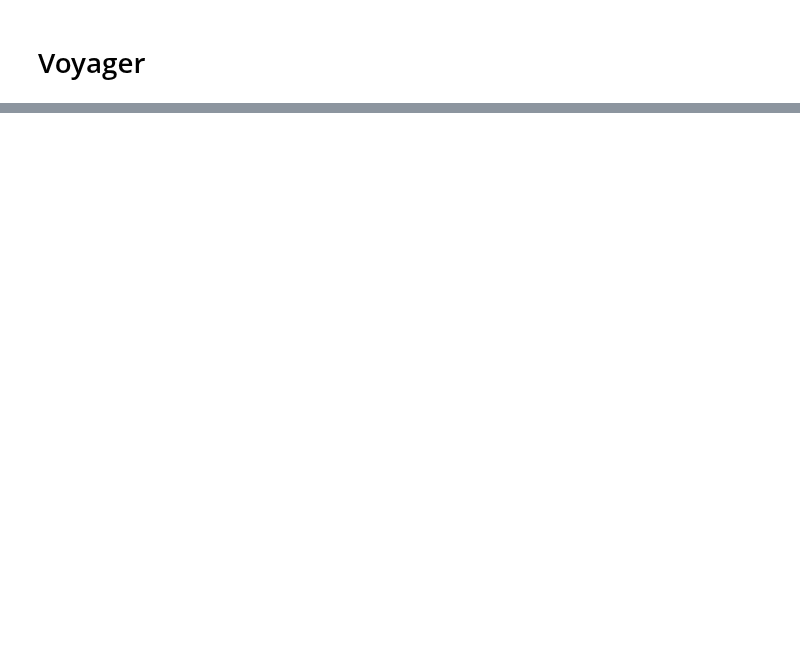
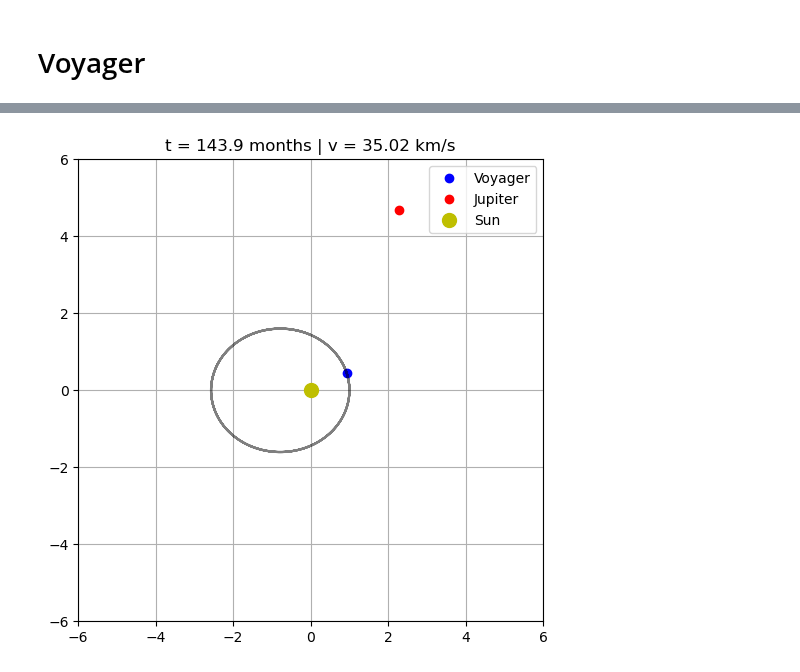
Before and after one commit to kparrine/Computational_Astro, a Jupyter notebook: C4/C4.ipynb, the cells around one changed output, grey strips where cells are left out. Cells and saved outputs as stored; diff of their text form; code cells hidden in the pictures; blank space fills up the shorter version.

```diff
--- a/C4/C4.ipynb
+++ b/C4/C4.ipynb
@@ -508,0 +527,10 @@ plt.show()
+# %%
+def accel_sun(x, y):
+    r = np.sqrt(x**2 + y**2)
+    return -G*M_sun*x/r**3, -G*M_sun*y/r**3
+
+def accel_jupiter_on_voyager(xV, yV, xJ, yJ):
+    dx = xV - xJ
+    dy = yV - yJ
+    r = np.sqrt(dx**2 + dy**2)
+    return -G*M_jup*dx/r**3, -G*M_jup*dy/r**3
@@ -508,0 +603,9 @@ plt.show()
+# %%
+time = 12     # years (enough to reach Jupiter)
+dt = 0.001
+
+xV, yV, xJ, yJ, vxV, vyV, t = Leapfrog_3body(
+    xV, yV, vxV, vyV,
+    xJ, yJ, vxJ, vyJ,
+    time, dt
+)
@@ -509,3 +657,46 @@ plt.show()
+# %%
+fig, ax = plt.subplots(figsize=(6,6))
+ax.set_xlim(-6, 6)
+ax.set_ylim(-6, 6)
+
+voyager_dot, = ax.plot([], [], 'bo', label='Voyager')
+jupiter_dot, = ax.plot([], [], 'ro', label='Jupiter')
+trail, = ax.plot([], [], 'k-', alpha=0.5)
+
+ax.plot(0, 0, 'yo', markersize=10, label='Sun')
+ax.legend()
+ax.grid()
+
+def init():
+    voyager_dot.set_data([], [])
+    jupiter_dot.set_data([], [])
+    trail.set_data([], [])
+    return voyager_dot, jupiter_dot, trail
+
+frame_step = 10
+
+def update(frame):
+    idx = frame * frame_step
+
+    voyager_dot.set_data([xV[idx]], [yV[idx]])
+    jupiter_dot.set_data([xJ[idx]], [yJ[idx]])
+
+    trail.set_data(xV[:idx], yV[:idx])
+
+    months = t[idx] * 12
+    speed = v_kms[idx]
+
+    ax.set_title(f"t = {months:.1f} months | v = {speed:.2f} km/s")
+
+    return voyager_dot, jupiter_dot, trail
+
+frames = len(xV) // frame_step
+
+ani = FuncAnimation(fig, update, frames=frames, init_func=init, blit=True)
+
+ani.save("voyager.gif", writer="pillow", fps=30)
+# %% [output]
+[figure, added]
 # %%
 #Sun acting on Jupiter
 G = 4*np.pi**2
```
Also changed, not shown: parts of 16 cells of this notebook, 4 other files.
